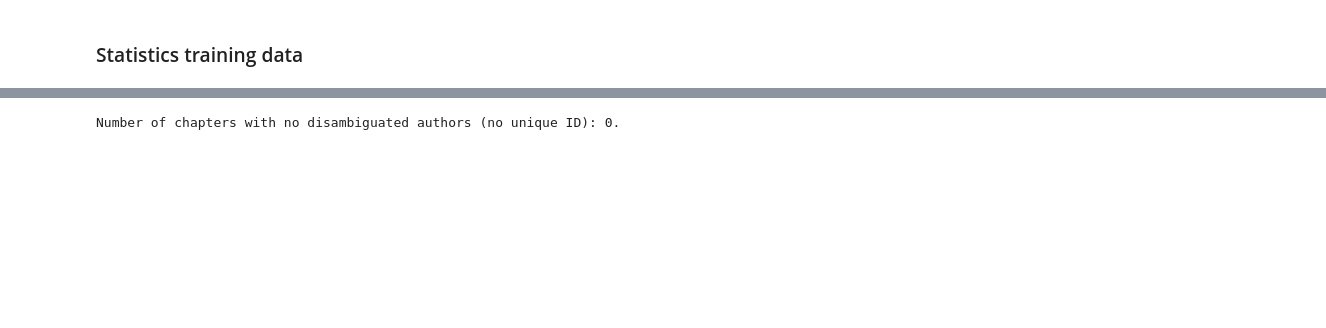
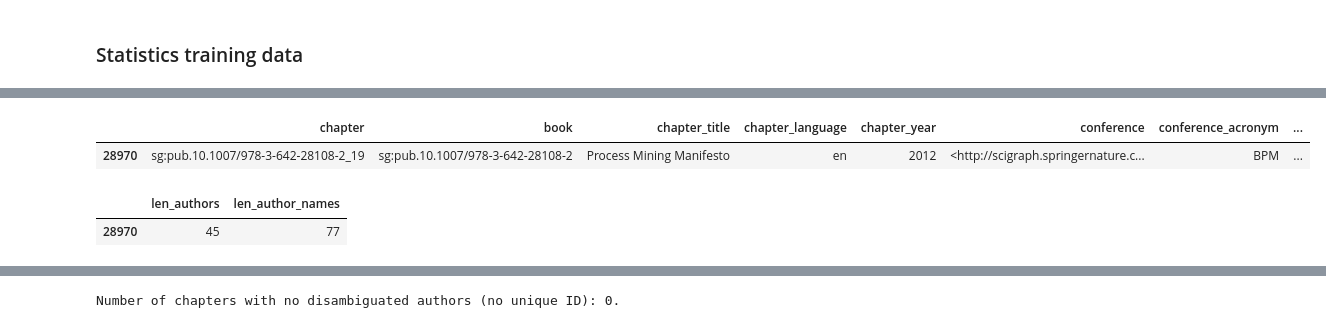
Before and after one commit to andreeaiana/graph_confrec, a Jupyter notebook: notebooks/Exploration General Authors.ipynb, the cells around one changed output, grey strips where cells are left out. Cells and saved outputs as stored; diff of their text form; code cells hidden in the pictures; blank space fills up the shorter version.

```diff
--- a/notebooks/Exploration General Authors.ipynb
+++ b/notebooks/Exploration General Authors.ipynb
@@ -115,3 +99,13 @@ plt.show()
+# %%
+df_train[df_train.len_authors==45]
+# %% [output]
+|  | chapter | book | chapter_title | chapter_language | chapter_year | conference | conference_acronym | ... |
+| 28970 | sg:pub.10.1007/978-3-642-28108-2_19 | sg:pub.10.1007/978-3-642-28108-2 | Process Mining Manifesto | en | 2012 | <http://scigraph.springernature.c... | BPM | ... |
+# %%
+df_train[df_train.len_authors==45][["len_authors", "len_author_names"]]
+# %% [output]
+|  | len_authors | len_author_names |
+| 28970 | 45 | 77 |
 # %%
 print("Median number of author names per chapter: {}.".format(df_train["len_author_names"].median()))
 print("Median number of author names per chapter: {}.".format(df_train["len_author_names"].mean()))
```
Also changed, not shown: parts of 35 cells of this notebook.
